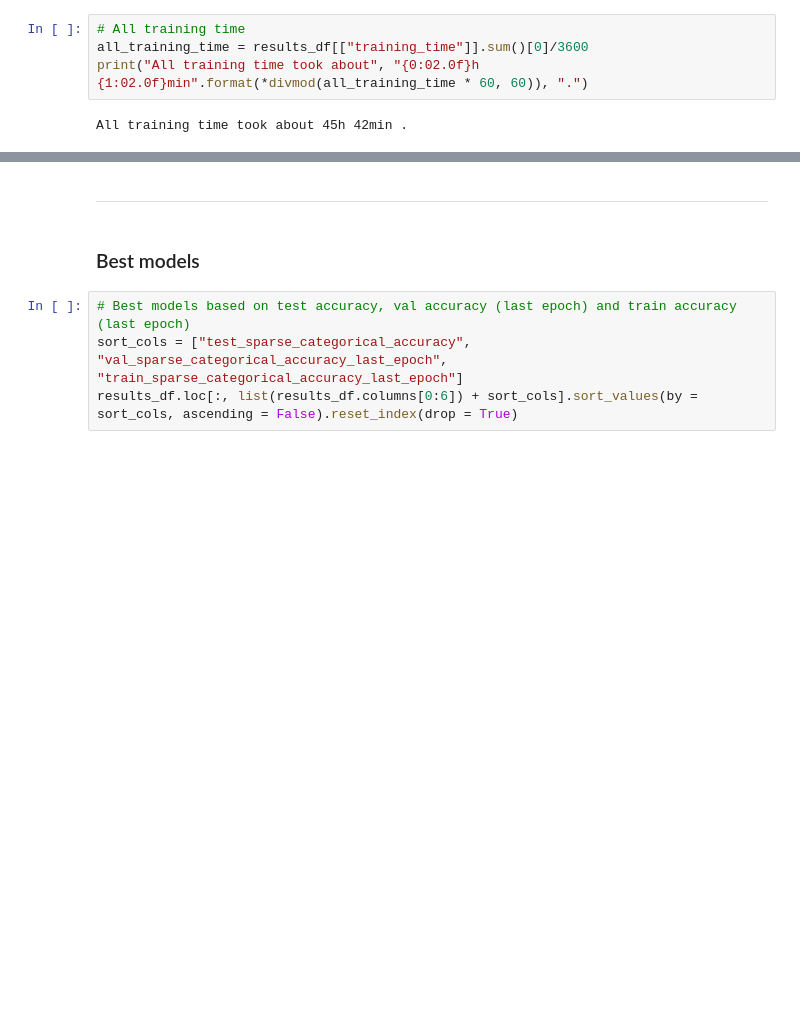
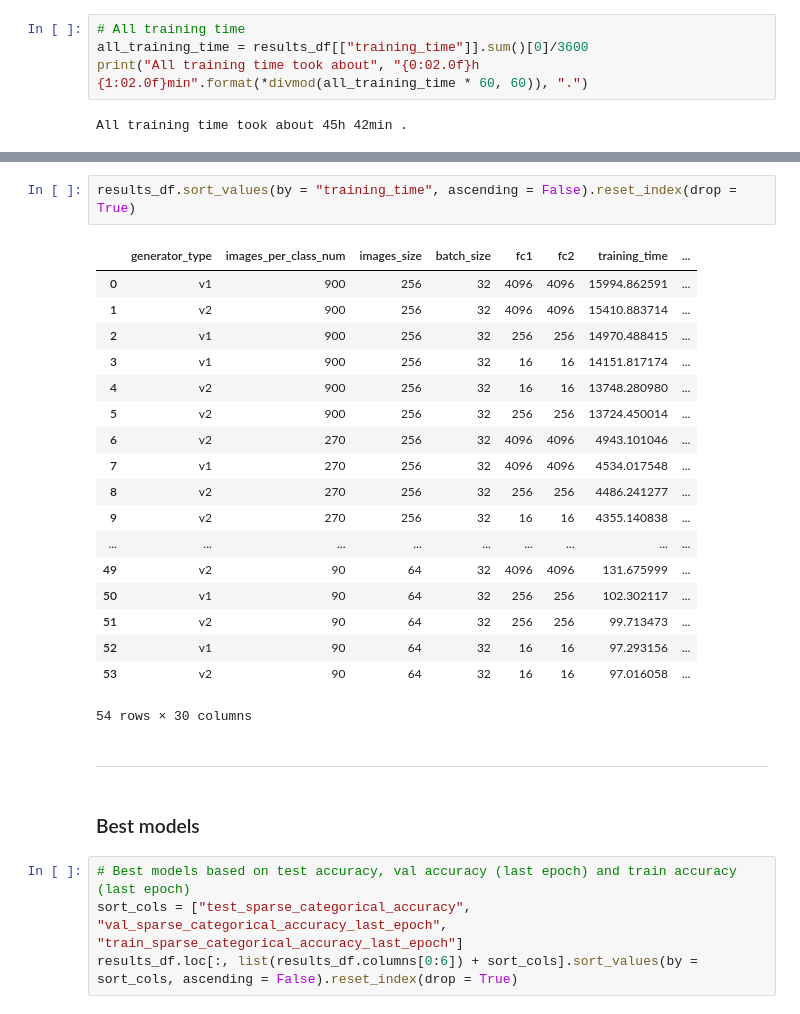
Before and after one commit to paldynaagata/Recognition-of-the-Wigner-caustic-of-ovals, a Jupyter notebook: images_classification/notebooks/vgg16_results_analysis.ipynb, the cells around one changed output, grey strips where cells are left out. Saved outputs shown, nothing was run; the diff lists cells and outputs as text; blank space fills up the shorter version.

```diff
--- a/images_classification/notebooks/vgg16_results_analysis.ipynb
+++ b/images_classification/notebooks/vgg16_results_analysis.ipynb
@@ -68,3 +115,24 @@ All training time took about 45h 42min .
+# %%
+results_df.sort_values(by = "training_time", ascending = False).reset_index(drop = True)
+# %% [output]
+|  | generator_type | images_per_class_num | images_size | batch_size | fc1 | fc2 | training_time | ... |
+| 0 | v1 | 900 | 256 | 32 | 4096 | 4096 | 15994.862591 | ... |
+| 1 | v2 | 900 | 256 | 32 | 4096 | 4096 | 15410.883714 | ... |
+| 2 | v1 | 900 | 256 | 32 | 256 | 256 | 14970.488415 | ... |
+| 3 | v1 | 900 | 256 | 32 | 16 | 16 | 14151.817174 | ... |
+| 4 | v2 | 900 | 256 | 32 | 16 | 16 | 13748.280980 | ... |
+| 5 | v2 | 900 | 256 | 32 | 256 | 256 | 13724.450014 | ... |
+| 6 | v2 | 270 | 256 | 32 | 4096 | 4096 | 4943.101046 | ... |
+| 7 | v1 | 270 | 256 | 32 | 4096 | 4096 | 4534.017548 | ... |
+| 8 | v2 | 270 | 256 | 32 | 256 | 256 | 4486.241277 | ... |
+| 9 | v2 | 270 | 256 | 32 | 16 | 16 | 4355.140838 | ... |
+| ... | ... | ... | ... | ... | ... | ... | ... | ... |
+| 49 | v2 | 90 | 64 | 32 | 4096 | 4096 | 131.675999 | ... |
+| 50 | v1 | 90 | 64 | 32 | 256 | 256 | 102.302117 | ... |
+| 51 | v2 | 90 | 64 | 32 | 256 | 256 | 99.713473 | ... |
+| 52 | v1 | 90 | 64 | 32 | 16 | 16 | 97.293156 | ... |
+| 53 | v2 | 90 | 64 | 32 | 16 | 16 | 97.016058 | ... |
+54 rows × 30 columns
 # %% [markdown]
 ---
 # %% [markdown]
```
Also changed, not shown: parts of 4 cells of this notebook.
